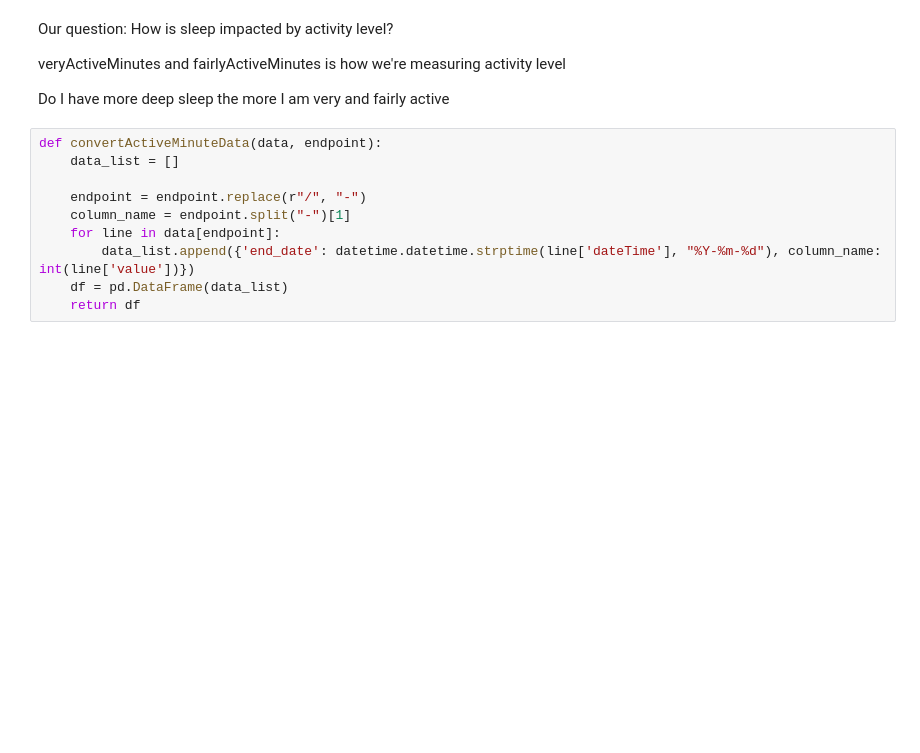
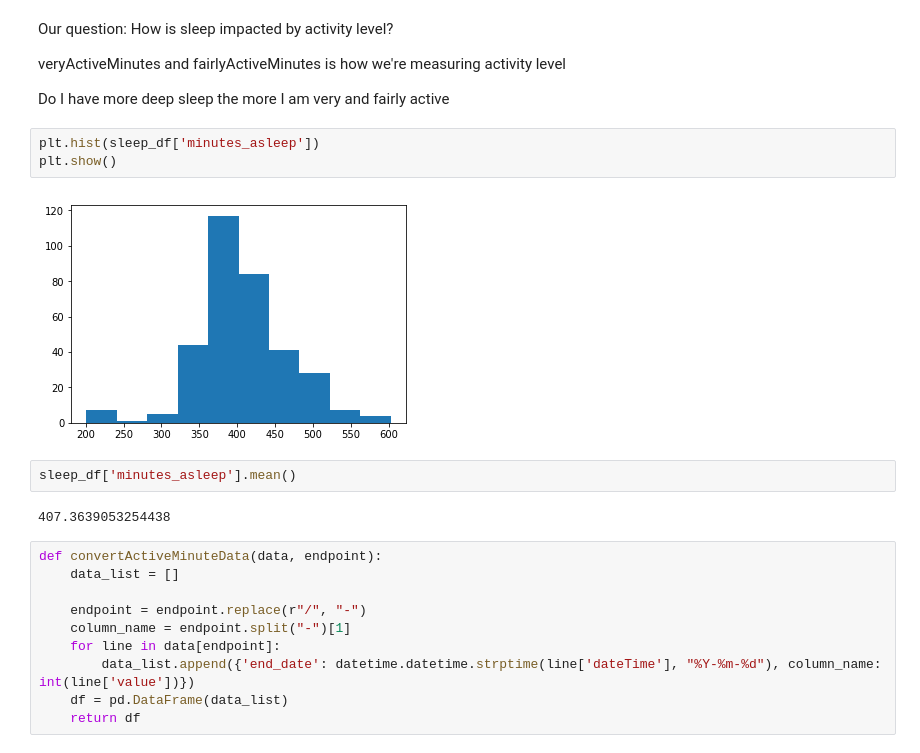
Before and after one commit to MelissaSmith12/fitbit-aggregator, a Jupyter notebook: fitbit messing around.ipynb, the cells around one changed output. Drawn from its saved outputs; the diff is of its cells as text; blank space fills up the shorter version.

```diff
--- a/fitbit messing around.ipynb
+++ b/fitbit messing around.ipynb
@@ -266,6 +288,15 @@ Our question: How is sleep impacted by activity level?
 veryActiveMinutes and fairlyActiveMinutes is how we're measuring activity level
 
 Do I have more deep sleep the more I am very and fairly active
+# %%
+plt.hist(sleep_df['minutes_asleep'])
+plt.show()
+# %% [output]
+[figure, added]
+# %%
+sleep_df['minutes_asleep'].mean()
+# %% [output]
+407.3639053254438
 # %%
 def convertActiveMinuteData(data, endpoint):
     data_list = []
```
Also changed, not shown: parts of 5 cells of this notebook.
